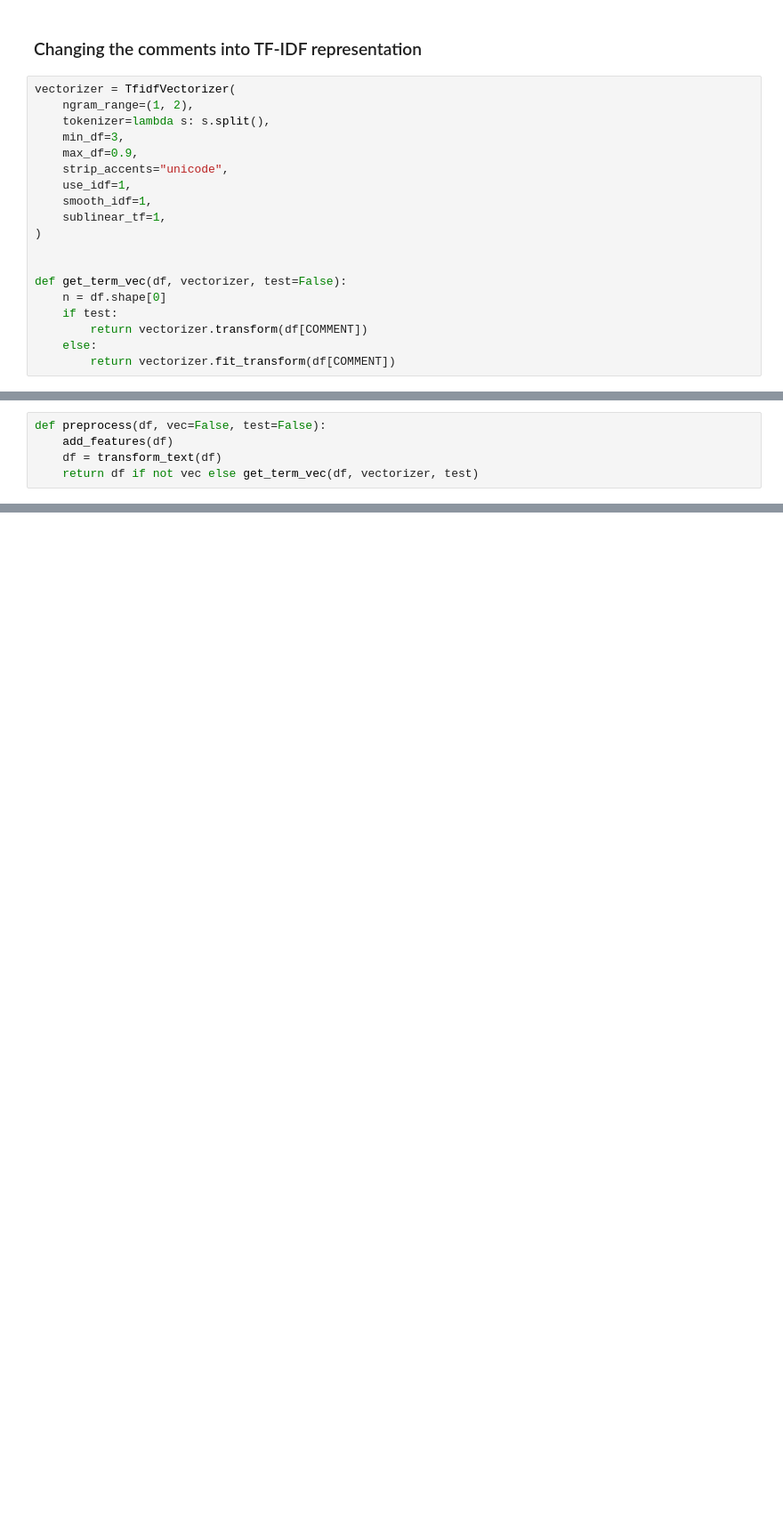
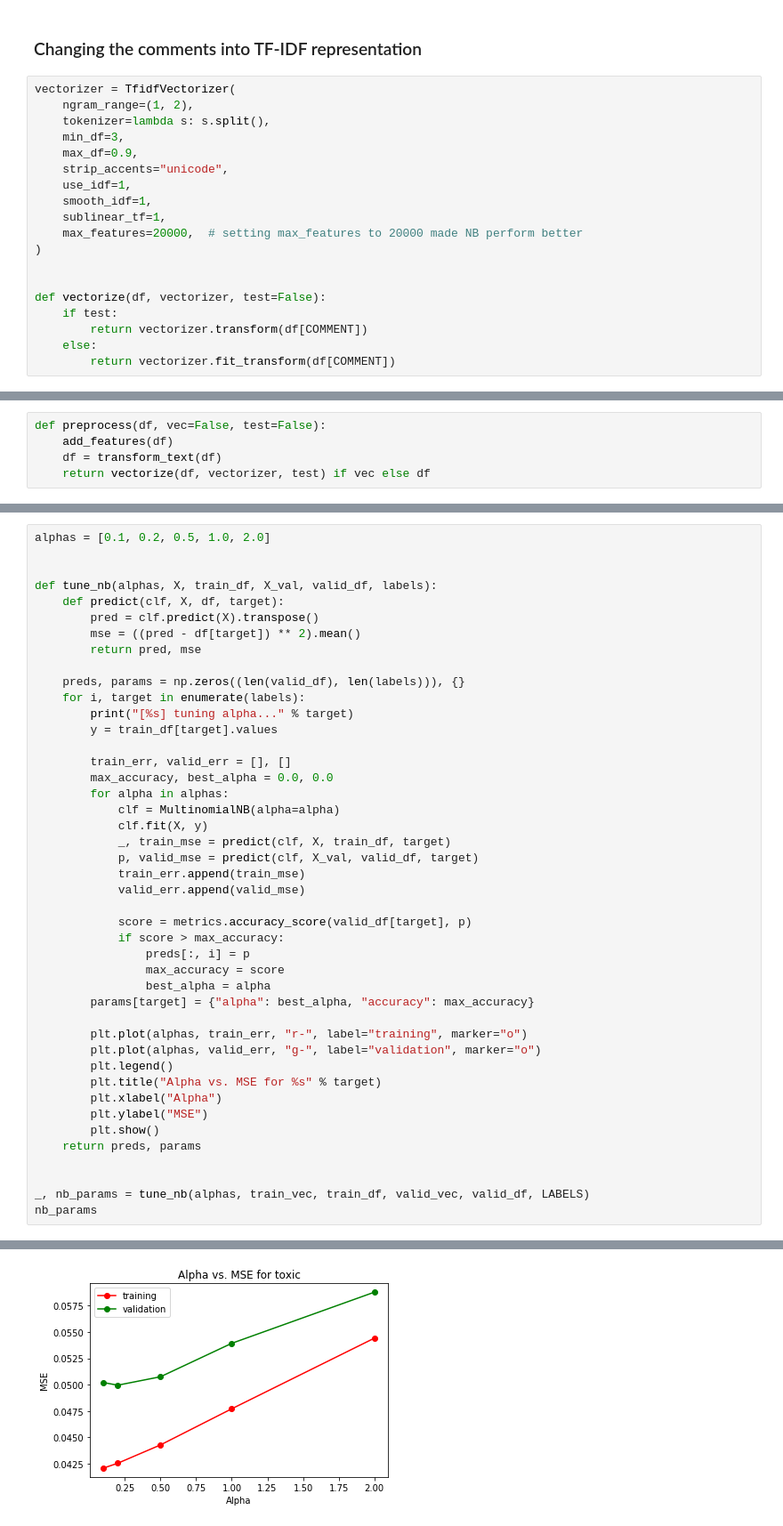
Before and after one commit to yzhan1/toxic-comment-detection, a Jupyter notebook: notebook.ipynb, the cells around one changed output, grey strips where cells are left out. Shown at 89% size. Saved outputs shown, nothing was run; the diff lists cells and outputs as text; blank space fills up the shorter version.

```diff
--- a/notebook.ipynb
+++ b/notebook.ipynb
@@ -314,11 +297,11 @@ vectorizer = TfidfVectorizer(
     use_idf=1,
     smooth_idf=1,
     sublinear_tf=1,
+    max_features=20000,  # setting max_features to 20000 made NB perform better
 )
 
 
-def get_term_vec(df, vectorizer, test=False):
-    n = df.shape[0]
+def vectorize(df, vectorizer, test=False):
     if test:
         return vectorizer.transform(df[COMMENT])
     else:
@@ -329,7 +312,7 @@ def get_term_vec(df, vectorizer, test=False):
 def preprocess(df, vec=False, test=False):
     add_features(df)
     df = transform_text(df)
-    return df if not vec else get_term_vec(df, vectorizer, test)
+    return vectorize(df, vectorizer, test) if vec else df
 # %% [output]
 [interactive output not drawn]
 # %%
@@ -382,0 +381,45 @@ identity_hate: MSE = 0.008475, Accuracy Score = 0.991525
+# %%
+alphas = [0.1, 0.2, 0.5, 1.0, 2.0]
+
+
+def tune_nb(alphas, X, train_df, X_val, valid_df, labels):
+    def predict(clf, X, df, target):
+        pred = clf.predict(X).transpose()
+        mse = ((pred - df[target]) ** 2).mean()
+        return pred, mse
+
+    preds, params = np.zeros((len(valid_df), len(labels))), {}
+    for i, target in enumerate(labels):
+        print("[%s] tuning alpha..." % target)
+        y = train_df[target].values
+
+        train_err, valid_err = [], []
+        max_accuracy, best_alpha = 0.0, 0.0
+        for alpha in alphas:
+            clf = MultinomialNB(alpha=alpha)
+            clf.fit(X, y)
+            _, train_mse = predict(clf, X, train_df, target)
+            p, valid_mse = predict(clf, X_val, valid_df, target)
+            train_err.append(train_mse)
+            valid_err.append(valid_mse)
+
+            score = metrics.accuracy_score(valid_df[target], p)
+            if score > max_accuracy:
+                preds[:, i] = p
+                max_accuracy = score
+                best_alpha = alpha
+        params[target] = {"alpha": best_alpha, "accuracy": max_accuracy}
+
+        plt.plot(alphas, train_err, "r-", label="training", marker="o")
+        plt.plot(alphas, valid_err, "g-", label="validation", marker="o")
+        plt.legend()
+        plt.title("Alpha vs. MSE for %s" % target)
+        plt.xlabel("Alpha")
+        plt.ylabel("MSE")
+        plt.show()
+    return preds, params
+
+
+_, nb_params = tune_nb(alphas, train_vec, train_df, valid_vec, valid_df, LABELS)
+nb_params
+# %% [output]
@@ -382,0 +427 @@ identity_hate: MSE = 0.008475, Accuracy Score = 0.991525
+[figure, added]
```
Also changed, not shown: parts of 17 cells of this notebook.
